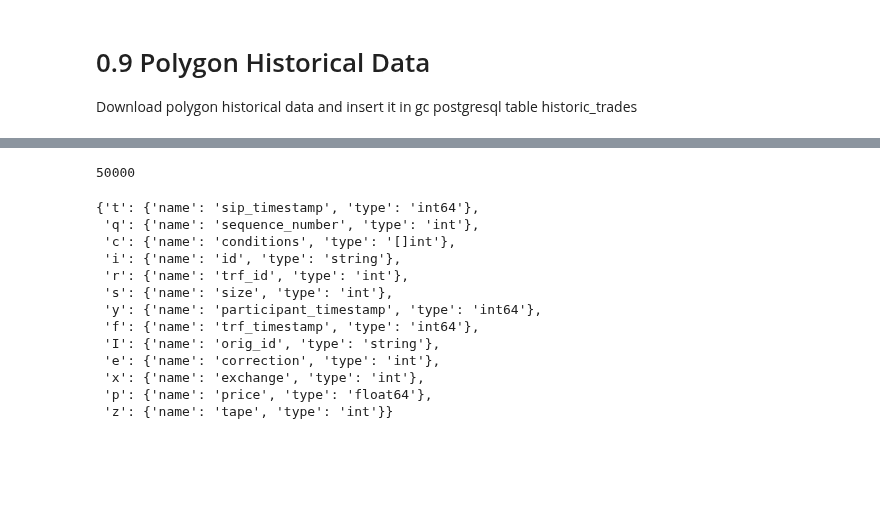
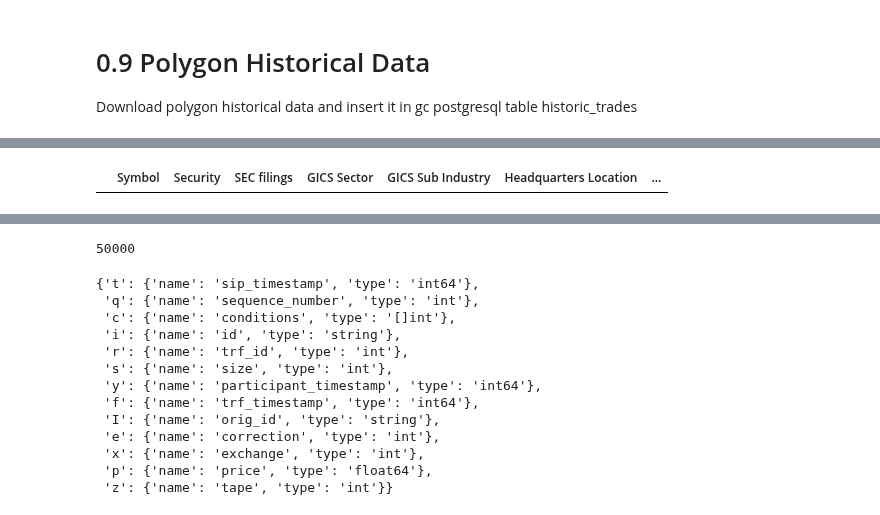
Before and after one commit to MarkPopovich/financial-ml, a Jupyter notebook: 0-Exploration/0.9 Polygon Historical Data.ipynb, the cells around one changed output, grey strips where cells are left out. Cells and saved outputs as stored; diff of their text form; code cells hidden in the pictures; blank space fills up the shorter version.

```diff
--- a/0-Exploration/0.9 Polygon Historical Data.ipynb
+++ b/0-Exploration/0.9 Polygon Historical Data.ipynb
@@ -17,0 +5,29 @@ resp
+# %%
+import config
+import pandas_market_calendars as pmc
+import datetime
+from polygon import RESTClient
+
+key = config.POLYGON
+
+sp500_df = pd.read_html('https://en.wikipedia.org/wiki/List_of_S%26P_500_companies')[0]
+
+nyse = pmc.get_calendar('NASDAQ')
+
+today = datetime.datetime.now().date()
+today_sub_45 = today - pd.Timedelta(45, 'd')
+
+days = nyse.schedule(start_date='2019-01-01', end_date='2019-12-31').index
+day = days[0].date().strftime('%Y-%m-%d')
+print(day)
+
+results = {}
+
+for stock in sp500_df['Symbol']:
+    print(f'Getting stock {stock}')
+    with RESTClient(key) as client:
+        try:
+            results[stock] = client.historic_trades_v2(stock, day).results
+        except:
+            print(f'No results for stock {stock}')
+results
@@ -17,0 +47,6 @@ resp
+# %%
+for stock in sp500_df['Symbol']:
+    try:
+        assert(results[stock][-1] != None)
+    except:
+        print(f'No results for stock {stock}')
@@ -17,0 +142,8 @@ resp
+# %%
+nyse = pmc.get_calendar('NASDAQ')
+days = nyse.schedule(start_date='2020-06-23', end_date='2020-09-15').index
+days = [day for i, day in enumerate(days) if i % 15 == 0]
+#for day in days:
+sp500_df[sp500_df['Date first added'] > days[0]]
+# %% [output]
+|  | Symbol | Security | SEC filings | GICS Sector | GICS Sub Industry | Headquarters Location | ... |
```
Also changed, not shown: parts of 19 cells of this notebook, 20 other files.
